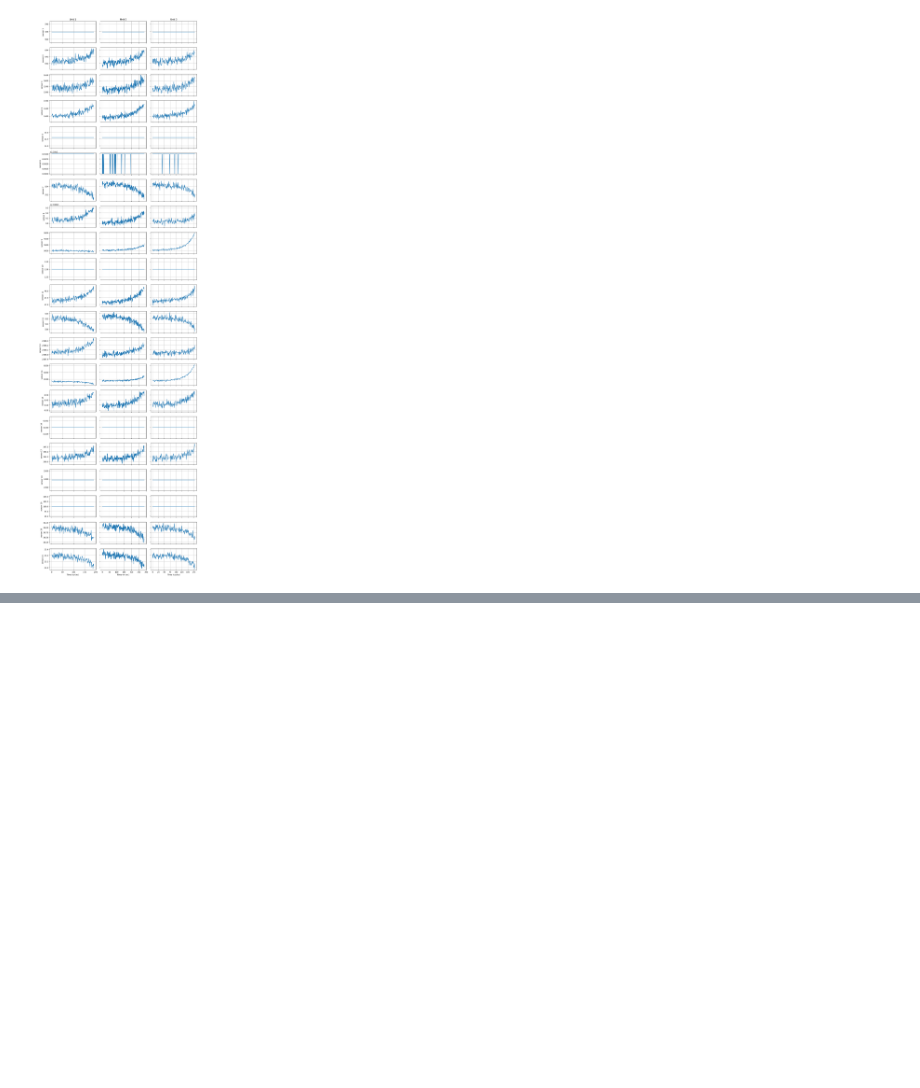
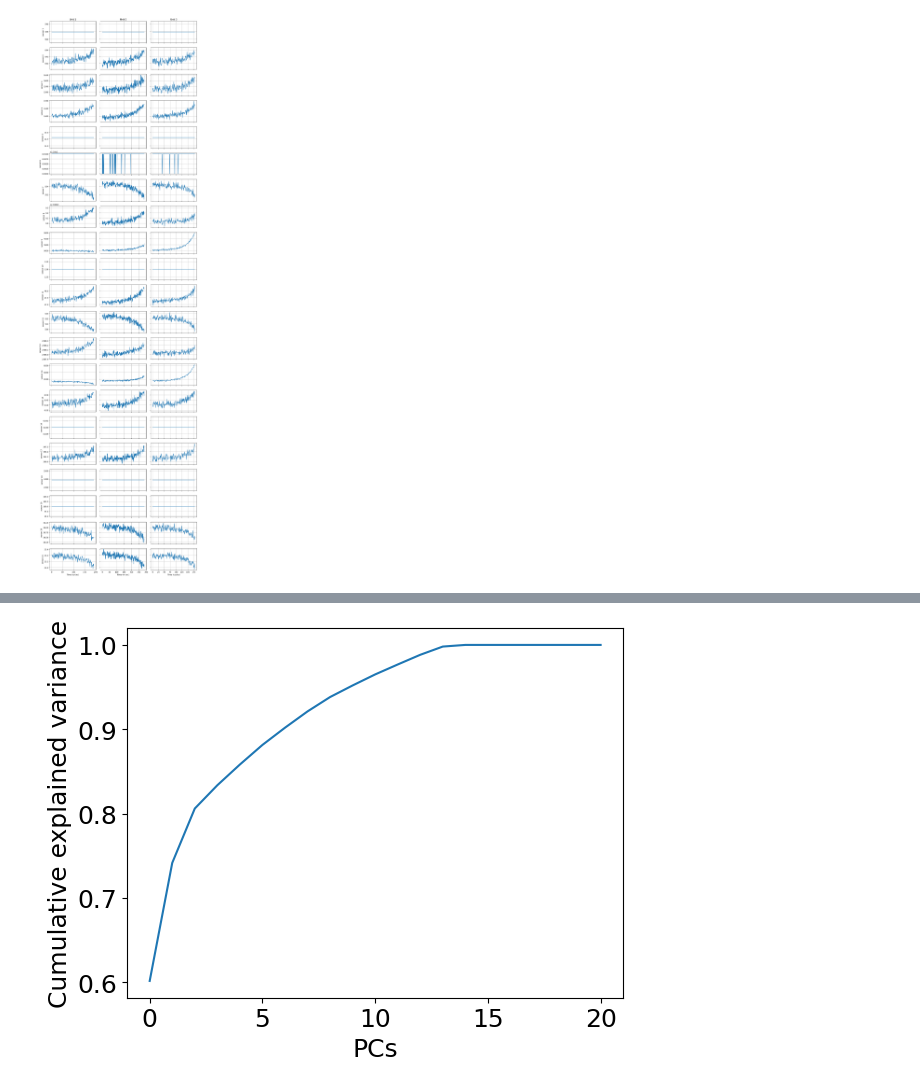
Before and after one commit to Vondras1/TurbofanEngine, a Jupyter notebook: project.ipynb, the cells around one changed output, grey strips where cells are left out. Cells and saved outputs as stored; diff of their text form; code cells hidden in the pictures; blank space fills up the shorter version.

```diff
--- a/project.ipynb
+++ b/project.ipynb
@@ -189,0 +246,16 @@ plt.show()
+# %%
+from sklearn.decomposition import PCA
+# PCA
+sensor_cols = [c for c in normalized_data.columns if "sensor measurement" in c]
+X_norm = normalized_data[sensor_cols].to_numpy()
+
+pca = PCA()
+scores = pca.fit_transform(X_norm)
+coeff = pca.components_.T             # "coeff" (loadings)
+
+plt.plot(np.cumsum(pca.explained_variance_ratio_))
+plt.xlabel("PCs")
+plt.ylabel("Cumulative explained variance")
+plt.show()
+# %% [output]
+[figure, added]
```
Also changed, not shown: parts of 6 cells of this notebook, 1 other file.
